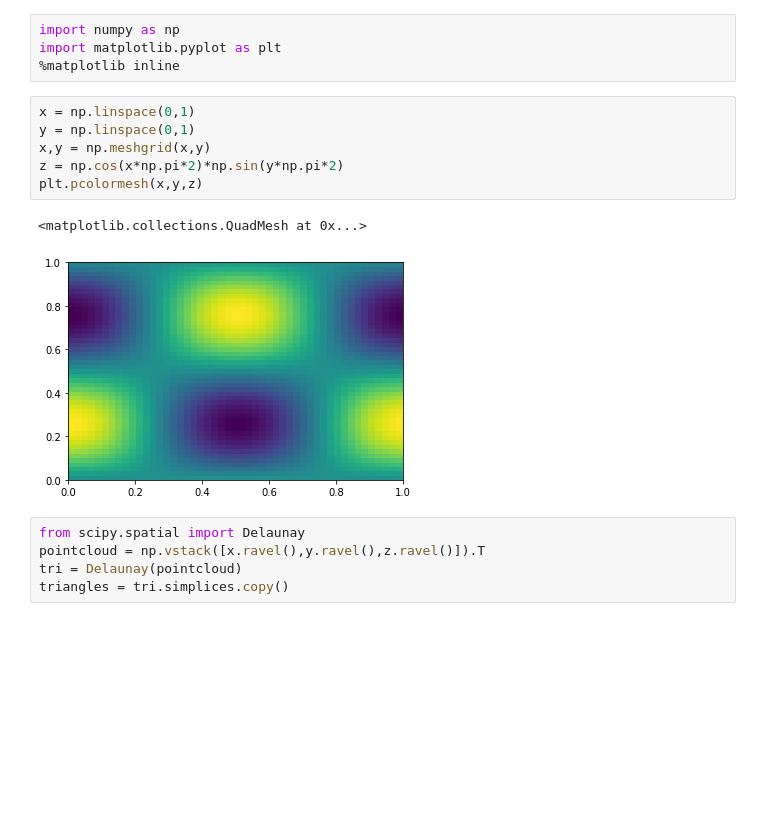
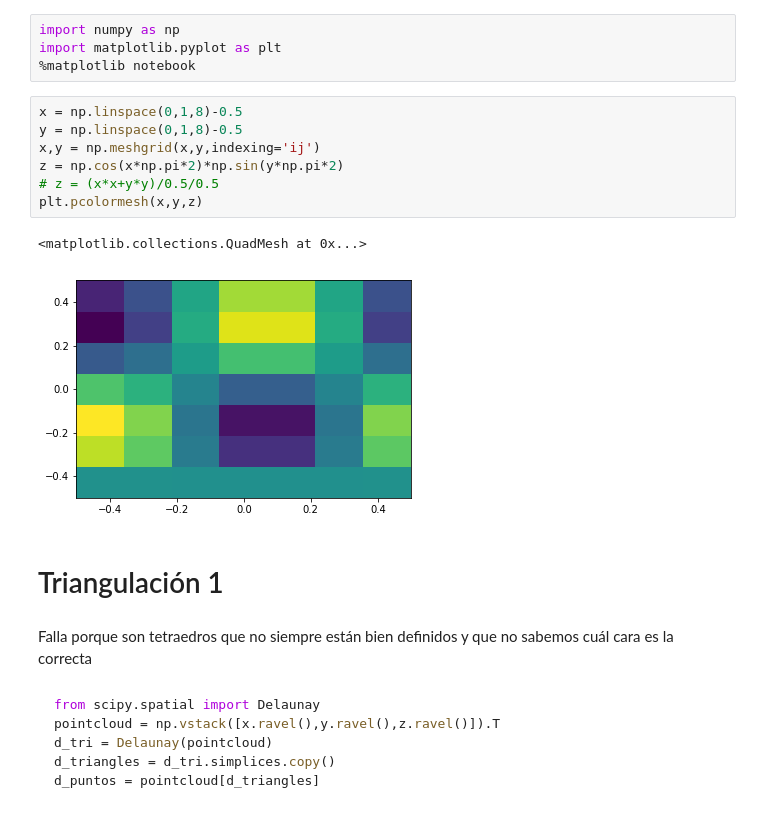
Before and after one commit to jgalazm/realsense-demos, a Jupyter notebook: demo3/area_triangulacion.ipynb, the cells around one changed output. Cells and saved outputs as stored; diff of their text form; blank space fills up the shorter version.

````diff
--- a/demo3/area_triangulacion.ipynb
+++ b/demo3/area_triangulacion.ipynb
@@ -1,18 +1,26 @@
 # %%
 import numpy as np
 import matplotlib.pyplot as plt
-%matplotlib inline
+%matplotlib notebook
 # %%
-x = np.linspace(0,1)
-y = np.linspace(0,1)
-x,y = np.meshgrid(x,y)
+x = np.linspace(0,1,8)-0.5
+y = np.linspace(0,1,8)-0.5
+x,y = np.meshgrid(x,y,indexing='ij')
 z = np.cos(x*np.pi*2)*np.sin(y*np.pi*2)
+# z = (x*x+y*y)/0.5/0.5
 plt.pcolormesh(x,y,z)
 # %% [output]
 <matplotlib.collections.QuadMesh at 0x...>
-[figure, old version]
+[figure, new version]
-# %%
-from scipy.spatial import Delaunay
-pointcloud = np.vstack([x.ravel(),y.ravel(),z.ravel()]).T
-tri = Delaunay(pointcloud)
-triangles = tri.simplices.copy()
+# %% [markdown]
+# Triangulación 1
+# %% [markdown]
+Falla porque son tetraedros que no siempre están bien definidos y que no sabemos cuál cara es la correcta
+# %% [markdown]
+```python
+from scipy.spatial import Delaunay
+pointcloud = np.vstack([x.ravel(),y.ravel(),z.ravel()]).T
+d_tri = Delaunay(pointcloud)
+d_triangles = d_tri.simplices.copy()
+d_puntos = pointcloud[d_triangles]
+```
````
Also changed, not shown: parts of 10 cells of this notebook.
